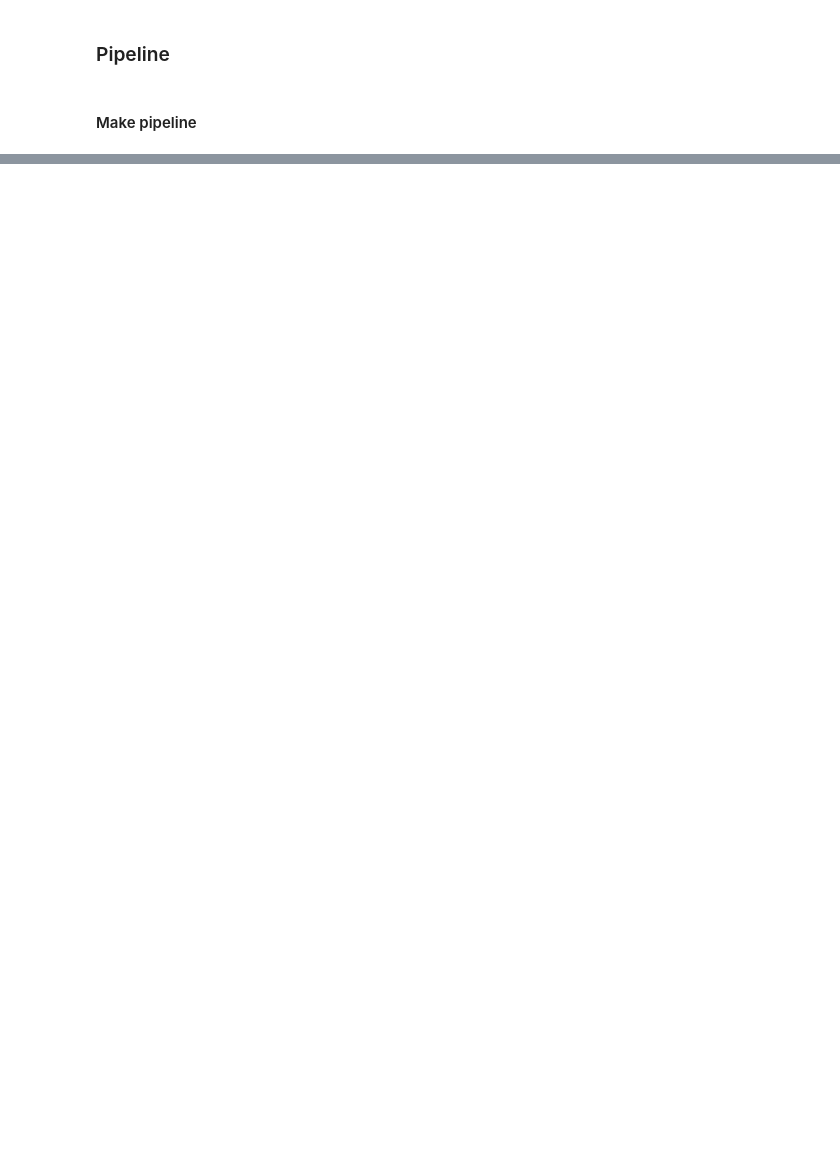
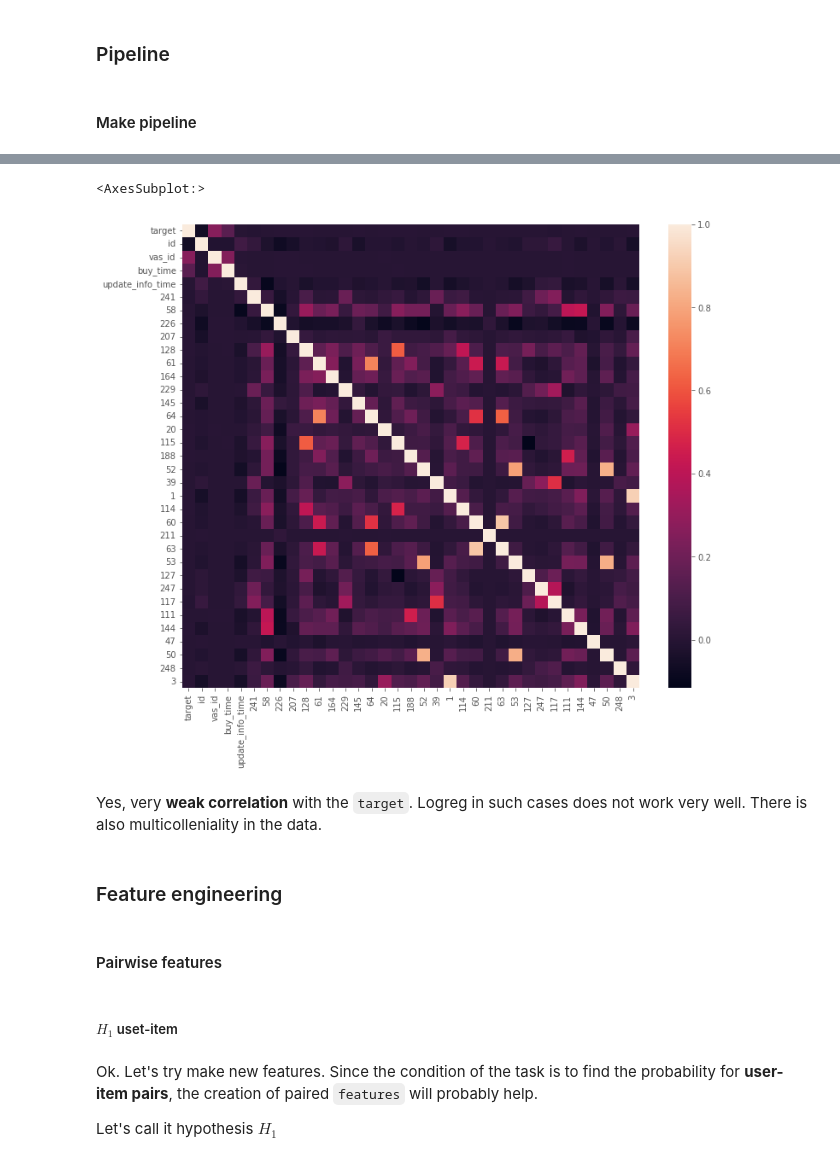
Before and after one commit to hildar/RecSys-Megafon, a Jupyter notebook: Train.ipynb, the cells around one changed output, grey strips where cells are left out. Drawn from its saved outputs; the diff is of its cells as text; code cells hidden in the pictures; blank space fills up the shorter version.

Commit message:
feature engineering

```diff
--- a/Train.ipynb
+++ b/Train.ipynb
@@ -512,6 +478,6 @@ def run_learn(train, model, slpit_date=SPLIT_DATE, drop_columns='target', plot_n
 lgb = lightgbm.LGBMClassifier(objective='binary', random_state=1)
 # %%
 %%time
-lgb = run_learn(train, lgb, slpit_date=SPLIT_DATE, plot_name='Baseline with features')
+lgb = run_learn(X_train, y_train, X_val, y_val, lgb, slpit_date=SPLIT_DATE, plot_name='Baseline with features')
 # %% [output]
 Best Threshold = 0.260, F-Score = 0.576, Precision = 0.421, Recall = 0.910
@@ -772,0 +741,5 @@ Since there are **~10%** of targets equal to **1**, then we cannot easily equate
+# %%
+feature_imp = pd.DataFrame(zip(X_train.columns, lgb.feature_importances_,),
+                           columns=['feature', 'weight']).sort_values(by='weight', ascending=False)
+# %%
+f_imp = feature_imp.head(33).iloc[3:, :]['feature'].values.tolist()
@@ -843,0 +913,18 @@ lightgbm.plot_importance(lgb_pipe[1], figsize=(8, 6) , max_num_features=30)
+# %%
+plt.figure(figsize=(12, 10))
+sns.heatmap(train[['target'] + f_main + f_imp].corr())
+# %% [output]
+<AxesSubplot:>
+[figure, added]
+# %% [markdown]
+Yes, very **weak correlation** with the `target`. Logreg in such cases does not work very well. There is also multicolleniality in the data.
+# %% [markdown]
+### Feature engineering
+# %% [markdown]
+#### Pairwise features
+# %% [markdown]
+##### $H_1$  uset-item
+# %% [markdown]
+Ok. Let's try make new features. Since the condition of the task is to find the probability for **user-item pairs**, the creation of paired `features` will probably help.
+
+Let's call it hypothesis $H_1$
```
Also changed, not shown: parts of 88 cells of this notebook.
